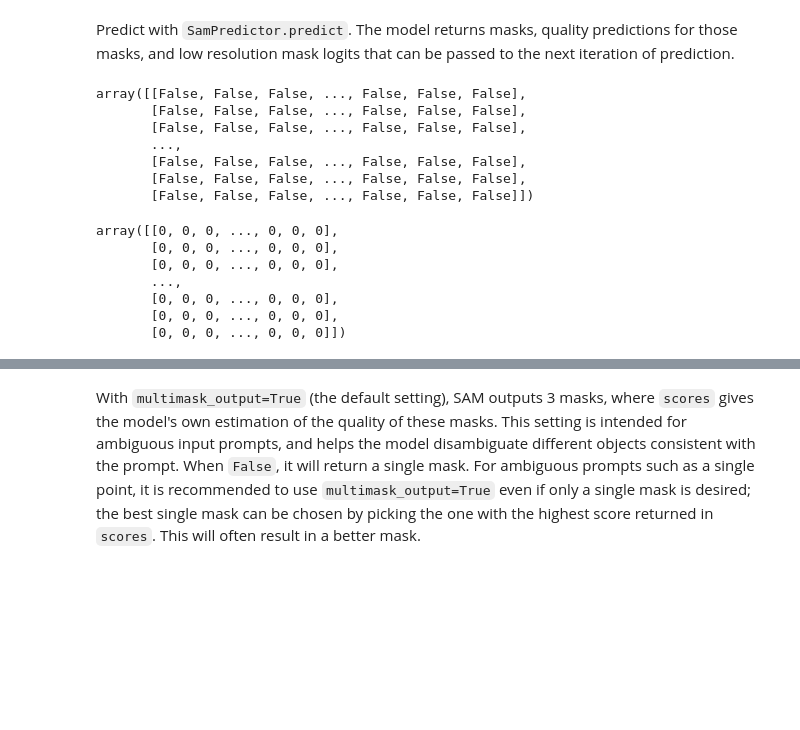
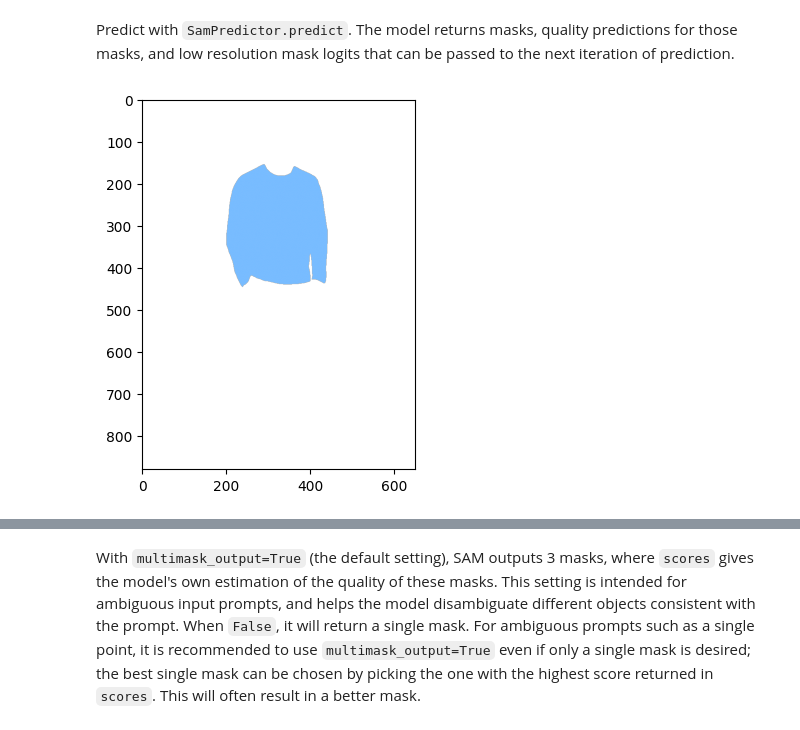
Before and after one commit to lasotaagency/SD-Hack, a Jupyter notebook: notebook/predictor_example.ipynb, the cells around one changed output, grey strips where cells are left out. Drawn from its saved outputs; the diff is of its cells as text; code cells hidden in the pictures; blank space fills up the shorter version.

```diff
--- a/notebook/predictor_example.ipynb
+++ b/notebook/predictor_example.ipynb
@@ -104,24 +110,7 @@ masks, scores, logits = predictor.predict(
     point_labels=input_label,
     multimask_output=True,
 )
-# %%
-bestmask
-# %% [output]
-array([[False, False, False, ..., False, False, False],
-       [False, False, False, ..., False, False, False],
-       [False, False, False, ..., False, False, False],
-       ...,
-       [False, False, False, ..., False, False, False],
-       [False, False, False, ..., False, False, False],
-       [False, False, False, ..., False, False, False]])
-# %%
-bestmask = masks[np.argmax(scores)]
-bestmask.astype(int)
-# %% [output]
-array([[0, 0, 0, ..., 0, 0, 0],
-       [0, 0, 0, ..., 0, 0, 0],
-       [0, 0, 0, ..., 0, 0, 0],
-       ...,
-       [0, 0, 0, ..., 0, 0, 0],
-       [0, 0, 0, ..., 0, 0, 0],
-       [0, 0, 0, ..., 0, 0, 0]])
+# %%
+show_mask(bestmask,plt)
+# %% [output]
+[figure, added]
```
Also changed, not shown: parts of 10 cells of this notebook, 8 other files.
